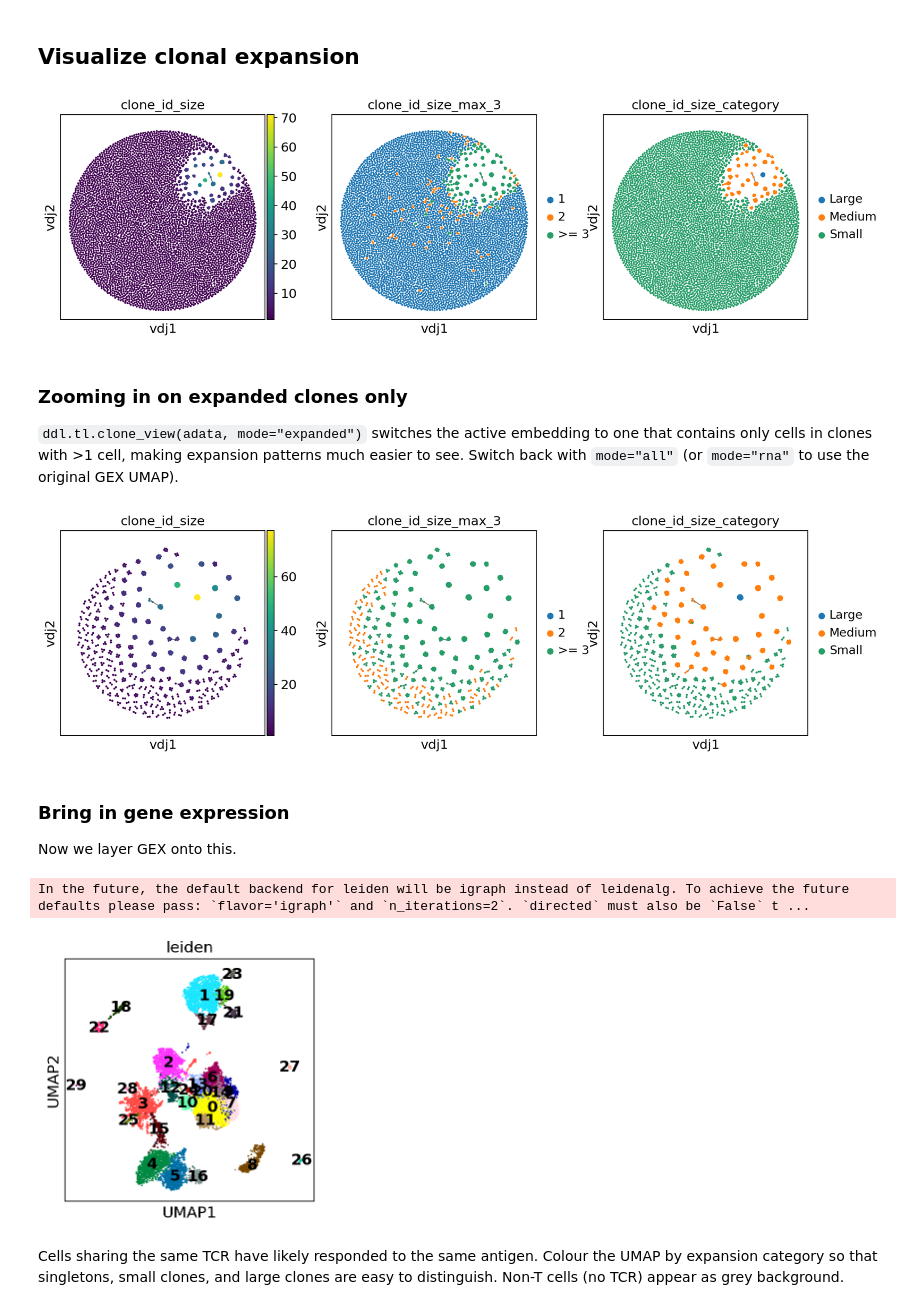
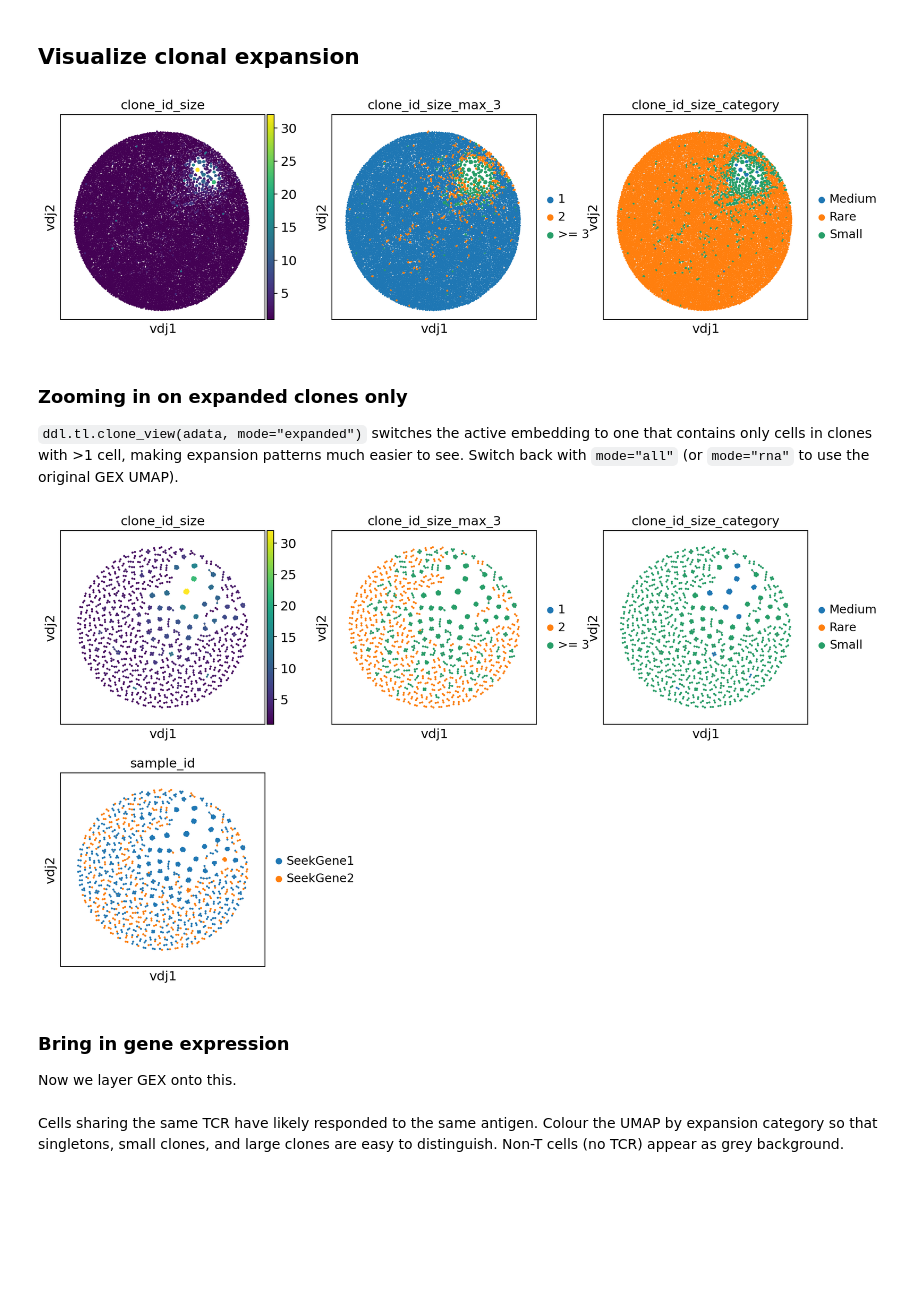
Before and after one commit to tuonglab/FIMSA-training-workshop-1, a Jupyter notebook: notebooks/tutorial-2.ipynb, the cells around one changed output. Saved outputs shown, nothing was run; the diff lists cells and outputs as text; code cells hidden in the pictures; blank space fills up the shorter version.

```diff
--- a/notebooks/tutorial-2.ipynb
+++ b/notebooks/tutorial-2.ipynb
@@ -296,3 +352,19 @@ vdj.metadata
 We will switch back to polars for efficiency reasons.
 # %%
 vdj.to_polars()
+# %%
+# let's merge the two vdj objects
+
+vdj1 = ddl.read_vdj("SeekGene1")
+vdj2 = ddl.read_vdj("SeekGene2")
+# %%
+# let's add the sample_id to each object
+vdj1.metadata["sample_id"] = "SeekGene1"
+vdj2.metadata["sample_id"] = "SeekGene2"
+
+# transfer to the .data
+vdj1.update_data()
+vdj2.update_data()
+# %%
+vdj = ddl.tl.concat([vdj1, vdj2])
+vdj
@@ -352,6 +428,8 @@ adata.obs
 | SeekGene2_GTTGTGGGTGTTATGA-1 | SeekGene2 | CD4 naive/Tcm | 2444 | 7.801800 | 7646.0 | 8.942069 | ... |
 24825 rows × 14 columns
 # %%
-vdj.add_cell_prefix("SeekGene1_")
+vdj1.add_cell_prefix("SeekGene1_")
+vdj2.add_cell_prefix("SeekGene2_")
+vdj = ddl.tl.concat([vdj1, vdj2])
 vdj._metadata.collect()
 # %% [output]
@@ -526,7 +606,7 @@ ddl.pl.clone_network(
     na_in_legend=False,
 )
 # %% [output]
-[figure, old version]
+[figure, new version]
 # %% [markdown]
 ### Zooming in on expanded clones only
 
@@ -534,41 +614,20 @@ ddl.pl.clone_network(
 # %%
 ddl.tl.clone_view(adata, mode="expanded")
 
 ddl.pl.clone_network(
     adata,
-    color=["clone_id_size", "clone_id_size_max_3", "clone_id_size_category"],
+    color=["clone_id_size", "clone_id_size_max_3", "clone_id_size_category", "sample_id"],
     edges_width=1,
+    ncols=3,
     size=20,
     na_in_legend=False,
 )
 # %% [output]
-[figure, old version]
+[figure, new version]
 # %% [markdown]
 ### Bring in gene expression
 
 Now we layer GEX onto this.
-# %%
-adata.var["mt"] = adata.var_names.str.startswith("MT-")
-sc.pp.calculate_qc_metrics(adata, qc_vars=["mt"], inplace=True)
-sc.pp.filter_cells(adata, min_genes=200)
-sc.pp.filter_genes(adata, min_cells=3)
-adata = adata[adata.obs["n_genes_by_counts"] < 5000, :]
-adata = adata[adata.obs["pct_counts_mt"] < 10, :]
-adata.layers["counts"] = adata.X.copy()
-sc.pp.normalize_total(adata, target_sum=1e4)
-sc.pp.log1p(adata)
-sc.pp.highly_variable_genes(adata, n_top_genes=1000)
-adata.raw = adata
-adata = adata[:, adata.var["highly_variable"]]
-sc.pp.scale(adata, max_value=10)
-sc.tl.pca(adata)
-sc.pp.neighbors(adata)
-sc.tl.umap(adata)
-sc.tl.leiden(adata, resolution=1.0)
-sc.pl.umap(adata, color="leiden", legend_loc="on data")
-# %% [output]
-In the future, the default backend for leiden will be igraph instead of leidenalg. To achieve the future defaults please pass: `flavor='igraph'` and `n_iterations=2`. `directed` must also be `False` t ...
-[figure, removed]
 # %% [markdown]
 Cells sharing the same TCR have likely responded to the same antigen. Colour the UMAP by expansion category so that singletons, small clones, and large clones are easy to distinguish. Non-T cells (no TCR) appear as grey background.
 # %%
```
Also changed, not shown: parts of 30 cells of this notebook.
